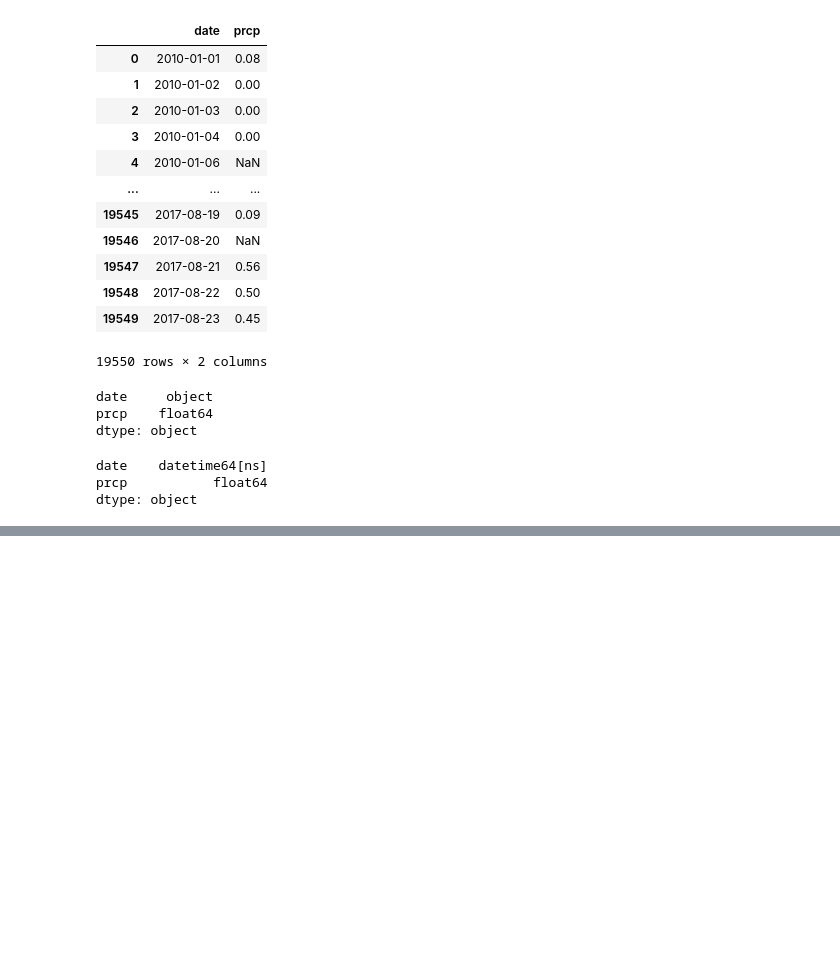
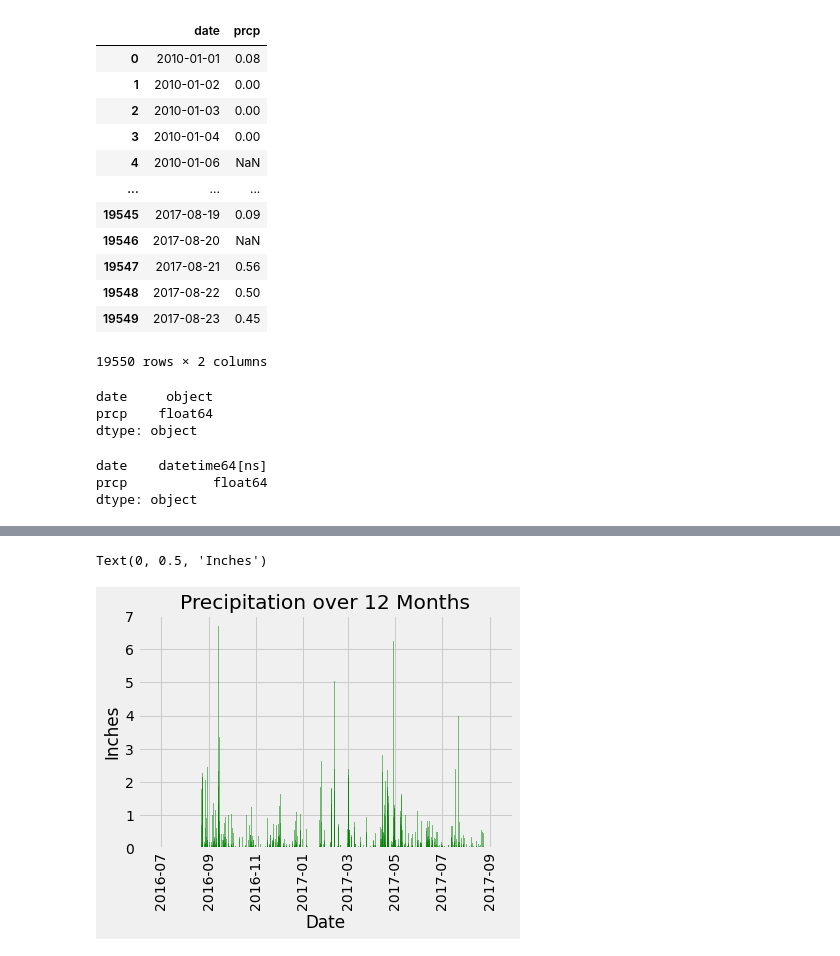
Before and after one commit to kylagelev/sqlalchemy-challenge, a Jupyter notebook: climate.ipynb, the cells around one changed output, grey strips where cells are left out. Cells and saved outputs as stored; diff of their text form; code cells hidden in the pictures; blank space fills up the shorter version.

Commit message:
Update climate.ipynb
created bar plot

```diff
--- a/climate.ipynb
+++ b/climate.ipynb
@@ -162,4 +161,5 @@ date    datetime64[ns]
 prcp           float64
 dtype: object
 # %%
-#prcp_df = prcp_df.set_index('date')
+#setting date to index
+prcp_df = prcp_df.set_index('date')
@@ -171,0 +166,4 @@ AttributeError: 'DataFrame' object has no attribute 'date_range'
+# %%
+#pulling 12 month interval out of data
+refined_prcp_df = prcp_df.loc['2016-08-23':'2017-08-23']
+refined_prcp_df
@@ -171,0 +185,12 @@ AttributeError: 'DataFrame' object has no attribute 'date_range'
+# %%
+x_axis = refined_prcp_df.index
+y_axis = refined_prcp_df['prcp']
+plt.bar(x_axis, y_axis, color='g', alpha=0.5, align = 'center', label = 'precipitation')
+plt.xticks(rotation = 90)
+plt.xlim('2016-06-01','2017-10-01')
+plt.title('Precipitation over 12 Months')
+plt.xlabel('Date')
+plt.ylabel('Inches')
+# %% [output]
+Text(0, 0.5, 'Inches')
+[figure, added]
```
Also changed, not shown: parts of 5 cells of this notebook.
